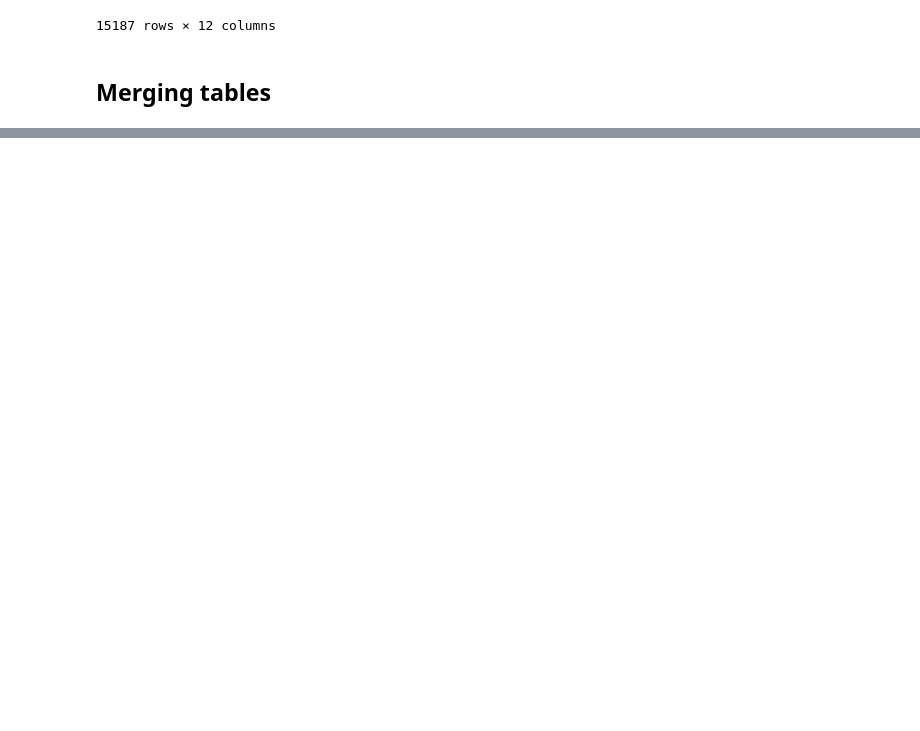
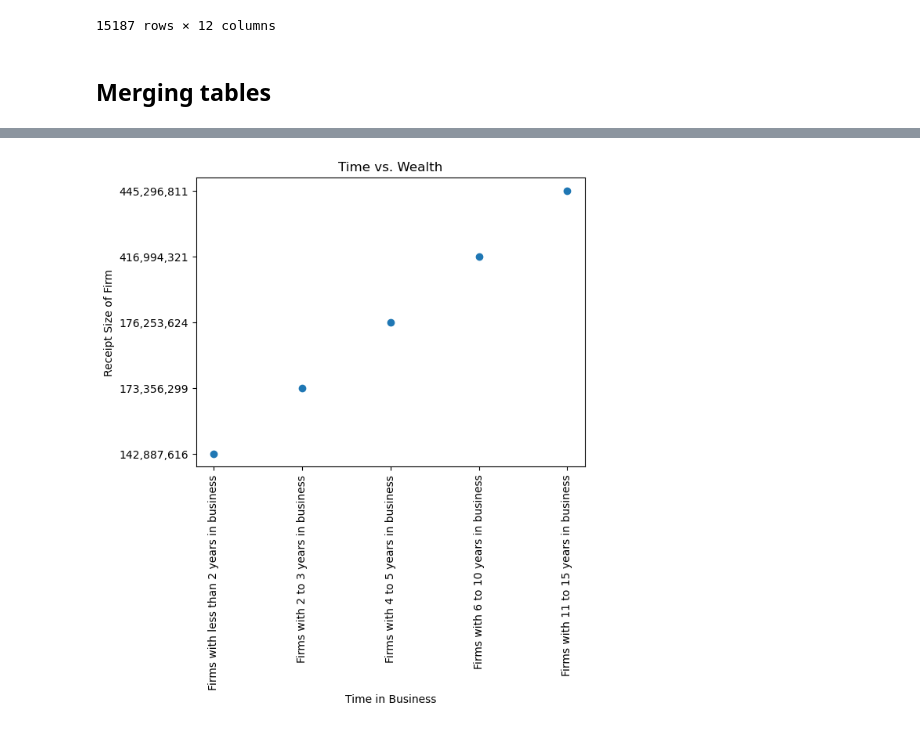
Before and after one commit to HardoModo/Dev10_Week8_Assessment, a Jupyter notebook: main.ipynb, the cells around one changed output, grey strips where cells are left out. Drawn from its saved outputs; the diff is of its cells as text; code cells hidden in the pictures; blank space fills up the shorter version.

```diff
--- a/main.ipynb
+++ b/main.ipynb
@@ -213,0 +305,12 @@ mergedTable
+# %%
+mergedTables['Meaning of Years in business code (YIBSZFI_LABEL)'] = mergedTables['Meaning of Years in business code (YIBSZFI_LABEL)'].astype(str)
+plt.scatter(mergedTables['Meaning of Years in business code (YIBSZFI_LABEL)'][:5],mergedTables['Annual payroll ($1,000) (PAYANN)'][:5])
+plt.xlabel('Time in Business')
+plt.ylabel('Receipt Size of Firm')
+plt.title('Time vs. Wealth')
+plt.xticks(rotation=90)  # rotate x-axis labels by 90 degrees
+# plt.yticks(rotation=45)  # rotate x-axis labels by 45 degrees
+
+plt.show()
+# %% [output]
+[figure, added]
```
Also changed, not shown: parts of 10 cells of this notebook.
